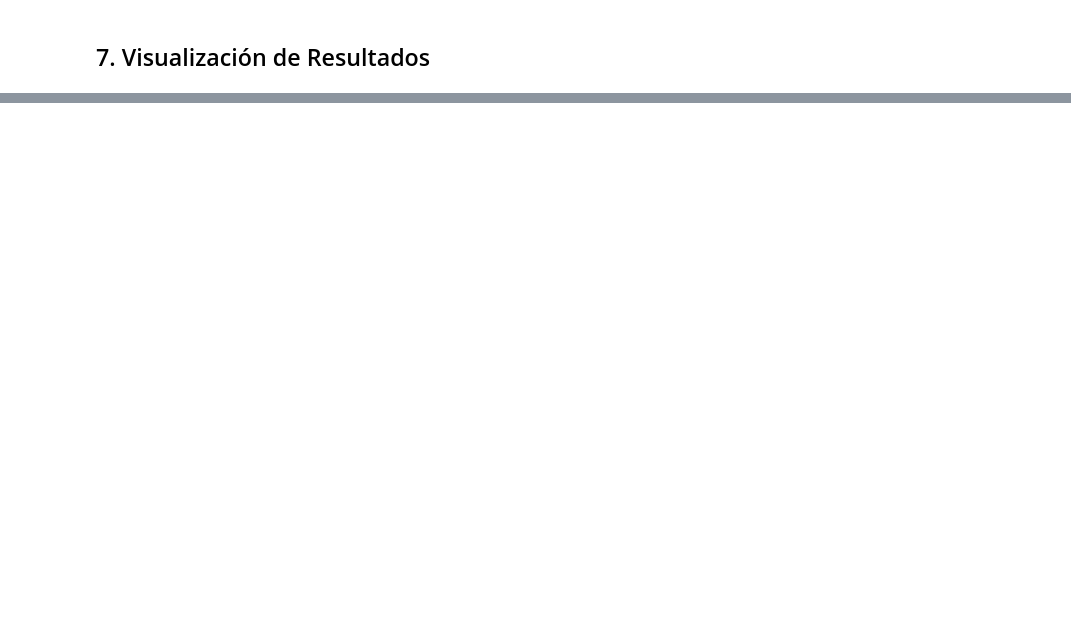
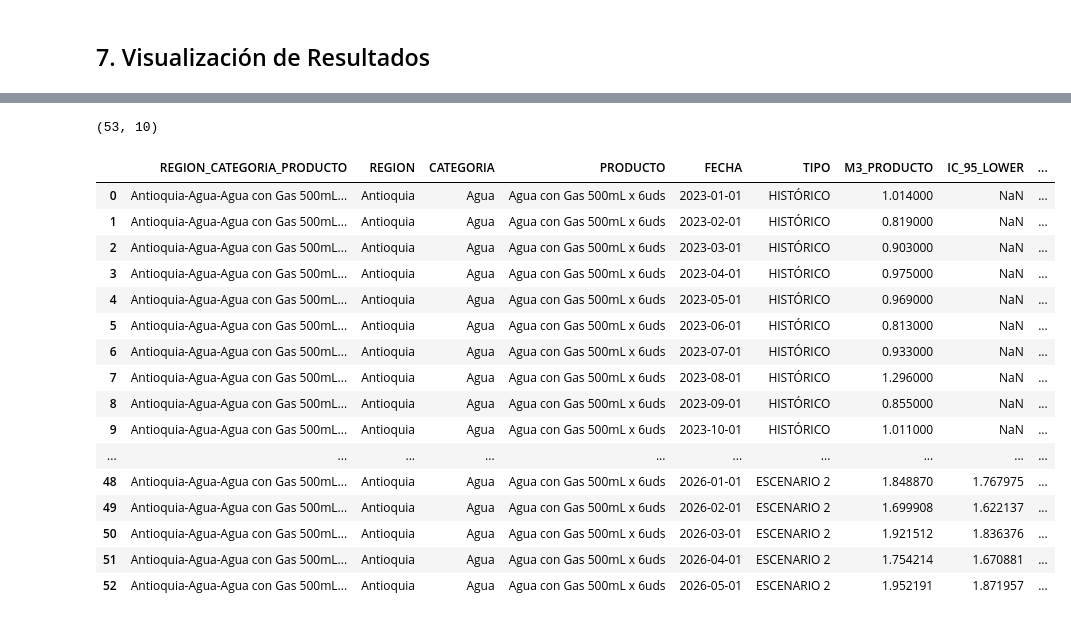
Before and after one commit to jdranalytics/Portfolio, a Jupyter notebook: Python/41_Prediccion_Ventas_m3_Prophet.ipynb, the cells around one changed output, grey strips where cells are left out. Cells and saved outputs as stored; diff of their text form; code cells hidden in the pictures; blank space fills up the shorter version.

```diff
--- a/Python/41_Prediccion_Ventas_m3_Prophet.ipynb
+++ b/Python/41_Prediccion_Ventas_m3_Prophet.ipynb
@@ -36,9 +39,9 @@ Cargamos los datos históricos y los dos escenarios de forecast desde las vistas
 def get_snowflake_connection():
     try:
         conn = snowflake.connector.connect(
-            user='ringoquimicodev',
-            password='Ch3cooch2ch2ch3',
-            account='RSB72105',
+            user='XXXXXXXXXXXXXXXXXX',
+            password='XXXXXXXXXXXXX',
+            account='XXXXXXXXXXXXX',
             warehouse='COMPUTE_WH',
             database='BEBIDAS_PROJECT',
             schema='BEBIDAS_ANALYTICS'
@@ -68,6 +76,6 @@ print(f"Histórico: {df_hist.shape}, Escenario 1: {df_fcst1.shape}, Escenario 2:
 Histórico: (3984, 6), Escenario 1: (1680, 5), Escenario 2: (1680, 5)
 # %%
-producto = "Antioquia-Agua-Agua con Gas 5L x 1uds"
+producto = "Antioquia-Agua-Agua con Gas 500mL x 6uds"
 df_hist = df_hist[df_hist['REGION_CATEGORIA_PRODUCTO'] == producto].copy()
 df_fcst1 = df_fcst1[df_fcst1['REGION_CATEGORIA_PRODUCTO'] == producto].copy()
 df_fcst2 = df_fcst2[df_fcst2['REGION_CATEGORIA_PRODUCTO'] == producto].copy()
@@ -86,11 +145,11 @@ exog_vars = ['AVG_PRECIO_LISTA', 'AVG_DESC_PORCENTAJE']
 # %% [markdown]
 ## 4. Entrenamiento del Modelo Prophet con Variables Exógenas
 # %%
-# Instanciar y agregar variables exógenas
+# Instanciar y agregar variables exógenas escaladas
 m = Prophet(yearly_seasonality=True, weekly_seasonality=False, daily_seasonality=False)
-for var in exog_vars:
+for var in exog_vars_scaled:
     m.add_regressor(var)
 
-# Entrenar modelo
-m.fit(df_hist[['ds', 'y'] + exog_vars])
+# Entrenar modelo con target y exógenas escaladas
+m.fit(df_hist[['ds', 'y_scaled'] + exog_vars_scaled].rename(columns={'y_scaled': 'y'}))
 # %% [output]
@@ -113,20 +176,26 @@ cwd: None
 
 Se generan predicciones para ambos escenarios, usando las variables exógenas correspondientes.
 # %%
-# Preparar dataframes de forecast para Prophet
-def prepare_future(df_fcst):
-    return df_fcst[['ds'] + exog_vars].copy()
+# Preparar dataframes de forecast para Prophet (usando variables escaladas)
+def prepare_future_scaled(df_fcst):
+    return df_fcst[['ds'] + exog_vars_scaled].copy()
 
-future1 = prepare_future(df_fcst1)
-future2 = prepare_future(df_fcst2)
+future1 = prepare_future_scaled(df_fcst1)
+future2 = prepare_future_scaled(df_fcst2)
 
-# Predicción escenario 1
+# Predicción escenario 1 (escalado)
 forecast1 = m.predict(future1)
-df_fcst1['CANTIDAD_VENDIDA_PRED'] = forecast1['yhat'].values
+df_fcst1['CANTIDAD_VENDIDA_PRED_SCALED'] = forecast1['yhat'].values
+df_fcst1['CANTIDAD_VENDIDA_PRED'] = target_scaler.inverse_transform(forecast1[['yhat']]).flatten()
+df_fcst1['IC_95_LOWER'] = target_scaler.inverse_transform(forecast1[['yhat_lower']]).flatten()
+df_fcst1['IC_95_UPPER'] = target_scaler.inverse_transform(forecast1[['yhat_upper']]).flatten()
 
-# Predicción escenario 2
+# Predicción escenario 2 (escalado)
 forecast2 = m.predict(future2)
-df_fcst2['CANTIDAD_VENDIDA_PRED'] = forecast2['yhat'].values
+df_fcst2['CANTIDAD_VENDIDA_PRED_SCALED'] = forecast2['yhat'].values
+df_fcst2['CANTIDAD_VENDIDA_PRED'] = target_scaler.inverse_transform(forecast2[['yhat']]).flatten()
+df_fcst2['IC_95_LOWER'] = target_scaler.inverse_transform(forecast2[['yhat_lower']]).flatten()
+df_fcst2['IC_95_UPPER'] = target_scaler.inverse_transform(forecast2[['yhat_upper']]).flatten()
 # %% [markdown]
 ## 6. Métricas de Desempeño en el Histórico Reciente
 
@@ -316,0 +495,22 @@ fig.show()
+# %%
+print(df_resultados.shape)
+df_resultados
+# %% [output]
+(53, 10)
+|  | REGION_CATEGORIA_PRODUCTO | REGION | CATEGORIA | PRODUCTO | FECHA | TIPO | M3_PRODUCTO | IC_95_LOWER | ... |
+| 0 | Antioquia-Agua-Agua con Gas 500mL... | Antioquia | Agua | Agua con Gas 500mL x 6uds | 2023-01-01 | HISTÓRICO | 1.014000 | NaN | ... |
+| 1 | Antioquia-Agua-Agua con Gas 500mL... | Antioquia | Agua | Agua con Gas 500mL x 6uds | 2023-02-01 | HISTÓRICO | 0.819000 | NaN | ... |
+| 2 | Antioquia-Agua-Agua con Gas 500mL... | Antioquia | Agua | Agua con Gas 500mL x 6uds | 2023-03-01 | HISTÓRICO | 0.903000 | NaN | ... |
+| 3 | Antioquia-Agua-Agua con Gas 500mL... | Antioquia | Agua | Agua con Gas 500mL x 6uds | 2023-04-01 | HISTÓRICO | 0.975000 | NaN | ... |
+| 4 | Antioquia-Agua-Agua con Gas 500mL... | Antioquia | Agua | Agua con Gas 500mL x 6uds | 2023-05-01 | HISTÓRICO | 0.969000 | NaN | ... |
+| 5 | Antioquia-Agua-Agua con Gas 500mL... | Antioquia | Agua | Agua con Gas 500mL x 6uds | 2023-06-01 | HISTÓRICO | 0.813000 | NaN | ... |
+| 6 | Antioquia-Agua-Agua con Gas 500mL... | Antioquia | Agua | Agua con Gas 500mL x 6uds | 2023-07-01 | HISTÓRICO | 0.933000 | NaN | ... |
+| 7 | Antioquia-Agua-Agua con Gas 500mL... | Antioquia | Agua | Agua con Gas 500mL x 6uds | 2023-08-01 | HISTÓRICO | 1.296000 | NaN | ... |
+| 8 | Antioquia-Agua-Agua con Gas 500mL... | Antioquia | Agua | Agua con Gas 500mL x 6uds | 2023-09-01 | HISTÓRICO | 0.855000 | NaN | ... |
+| 9 | Antioquia-Agua-Agua con Gas 500mL... | Antioquia | Agua | Agua con Gas 500mL x 6uds | 2023-10-01 | HISTÓRICO | 1.011000 | NaN | ... |
+| ... | ... | ... | ... | ... | ... | ... | ... | ... | ... |
+| 48 | Antioquia-Agua-Agua con Gas 500mL... | Antioquia | Agua | Agua con Gas 500mL x 6uds | 2026-01-01 | ESCENARIO 2 | 1.848870 | 1.767975 | ... |
+| 49 | Antioquia-Agua-Agua con Gas 500mL... | Antioquia | Agua | Agua con Gas 500mL x 6uds | 2026-02-01 | ESCENARIO 2 | 1.699908 | 1.622137 | ... |
+| 50 | Antioquia-Agua-Agua con Gas 500mL... | Antioquia | Agua | Agua con Gas 500mL x 6uds | 2026-03-01 | ESCENARIO 2 | 1.921512 | 1.836376 | ... |
+| 51 | Antioquia-Agua-Agua con Gas 500mL... | Antioquia | Agua | Agua con Gas 500mL x 6uds | 2026-04-01 | ESCENARIO 2 | 1.754214 | 1.670881 | ... |
+| 52 | Antioquia-Agua-Agua con Gas 500mL... | Antioquia | Agua | Agua con Gas 500mL x 6uds | 2026-05-01 | ESCENARIO 2 | 1.952191 | 1.871957 | ... |
```
Also changed, not shown: parts of 13 cells of this notebook.
